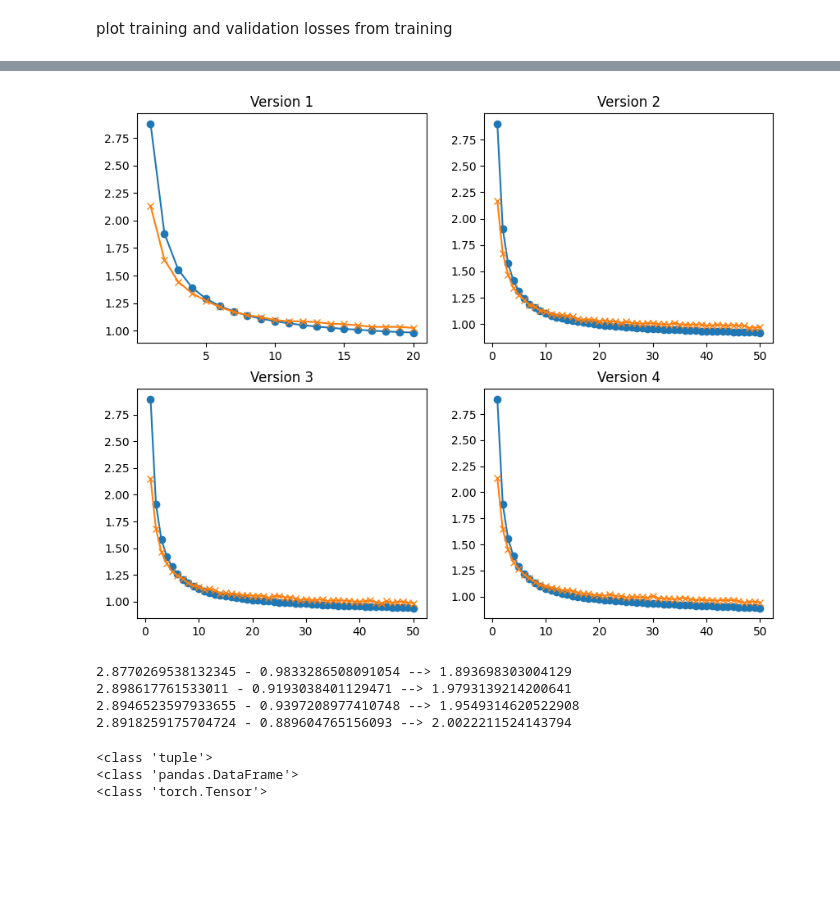
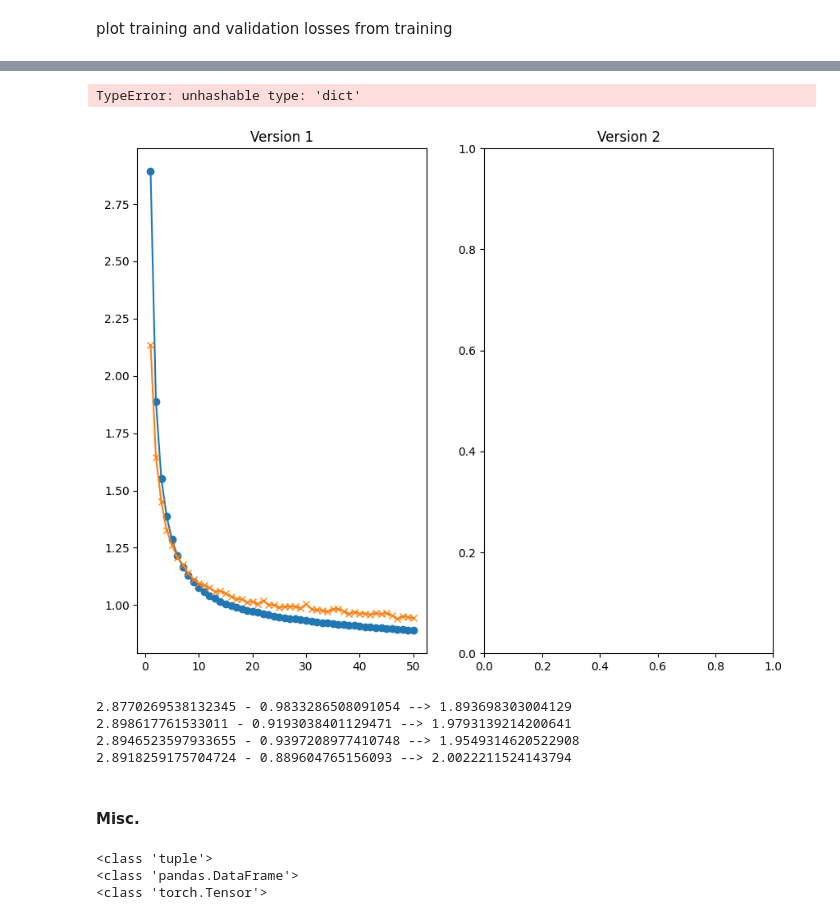
Before and after one commit to samutiti/SubCellNuc, a Jupyter notebook: training_assessment.ipynb, the cells around one changed output, grey strips where cells are left out. Saved outputs shown, nothing was run; the diff lists cells and outputs as text; code cells hidden in the pictures; blank space fills up the shorter version.

```diff
--- a/training_assessment.ipynb
+++ b/training_assessment.ipynb
@@ -13,8 +13,8 @@ def load_loss(filepath):
     with open(filepath, 'r') as f:
         return json.load(f)
 
-holders = [None, None, None, None]
-for ver in range(1, 5):
+holders = [None, None]
+for ver in [4, 5]:
     file_path = f"/scratch/users/samutiti/U54/SubCellNuc/training_V0{ver}/train_val_loss.json"
-    holders[ver - 1] = load_loss(file_path)
+    holders[ver - 4] = load_loss(file_path)
 # %%
@@ -26,22 +51,21 @@ print(holders[0][list(holders[0].keys())[0]]['train'])
 # %%
 epochs = range(1, len(holders[0][list(holders[0].keys())[0]]['train']) + 1)
-fig, axs = plt.subplots(nrows=2, ncols=2, figsize=(10, 8))
+fig, axs = plt.subplots(ncols=2, figsize=(10, 8))
 
 def set_ax(ax, version, loss):
     epochs = range(1, len(loss[list(loss.keys())[0]]['train']) + 1)
     ax.set_title(f'Version {version}')
     ax.plot(epochs, loss[list(loss.keys())[0]]['train'], label='Training loss', marker='o')
     # Plot validation loss
     ax.plot(epochs, loss[list(loss.keys())[0]]['val'], label='Validation loss', marker='x')
 
-set_ax(axs[0, 0], 1, holders[0])
-set_ax(axs[0, 1], 2, holders[1])
-set_ax(axs[1, 0], 3, holders[2])
-set_ax(axs[1, 1], 4, holders[3])
+set_ax(axs[0], 1, holders[0])
+set_ax(axs[1], 2, holders[1])
 
 plt.show()
 # %% [output]
+TypeError: unhashable type: 'dict'
-[figure, old version]
+[figure, new version]
 # %%
 loss_range = []
 for holder in holders:
@@ -54,6 +78,8 @@ for holder in holders:
 2.898617761533011 - 0.9193038401129471 --> 1.9793139214200641
 2.8946523597933655 - 0.9397208977410748 --> 1.9549314620522908
 2.8918259175704724 - 0.889604765156093 --> 2.0022211524143794
+# %% [markdown]
+#### Misc.
 # %%
 ## quickly check the storage mode of subcell embeddings
 import torch
```
Also changed, not shown: parts of 2 cells of this notebook, 5 other files.
